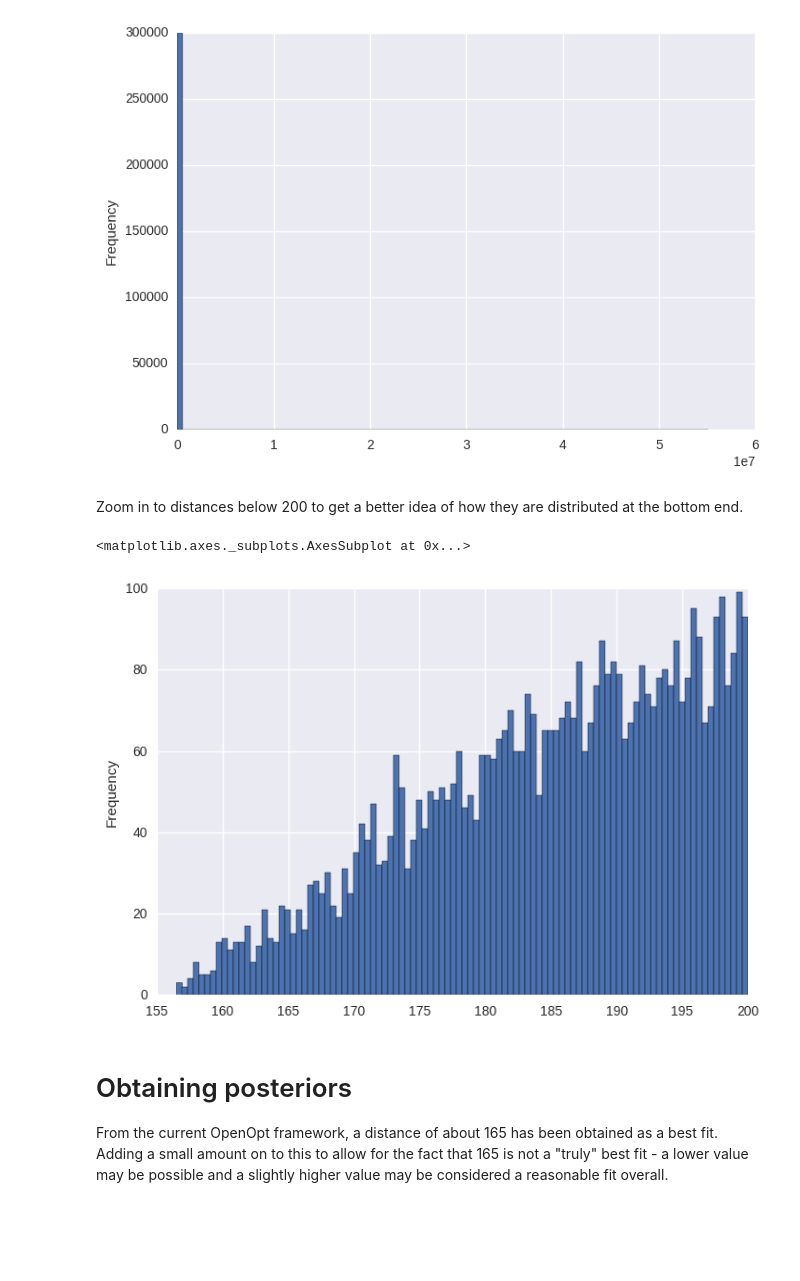
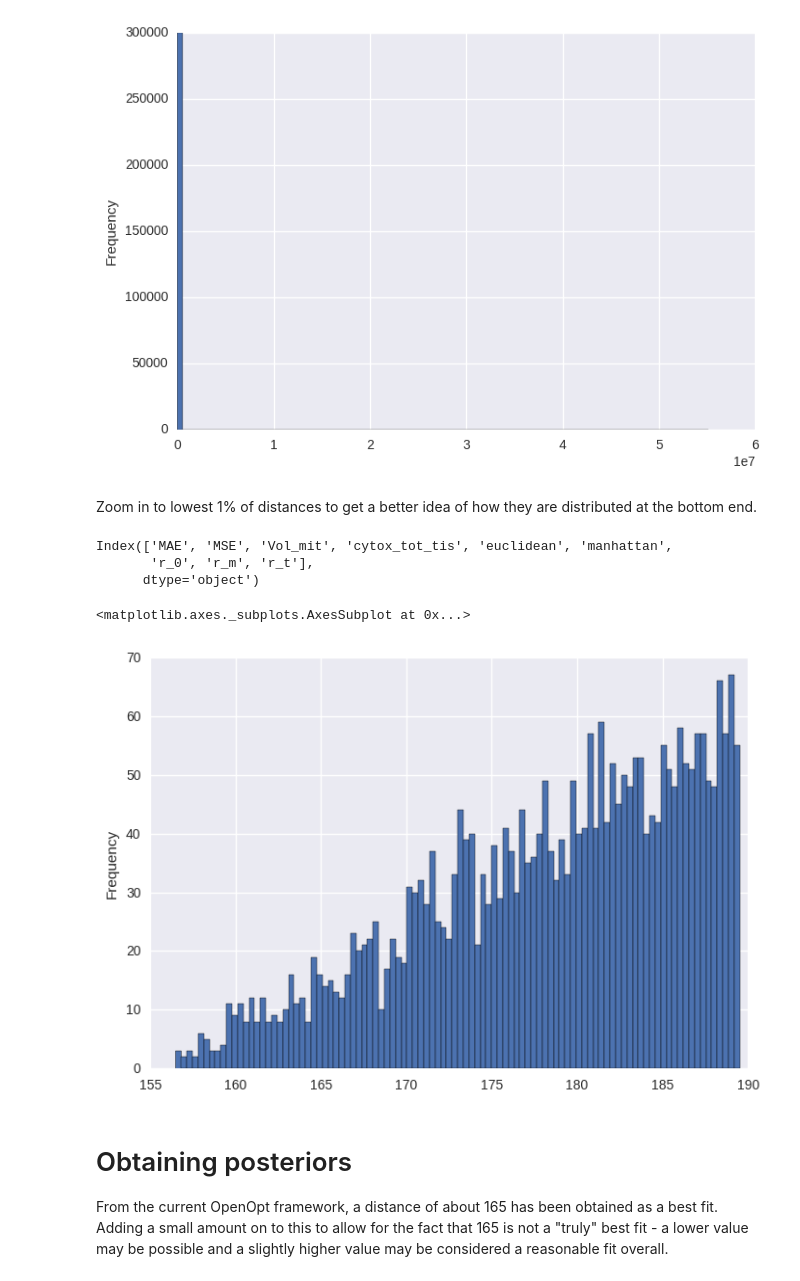
Before and after one commit to multimodalspectroscopy/BayesCMD, a Jupyter notebook: build/batch/BS/plot_bayesian_posterior.ipynb, the cells around one changed output. Saved outputs shown, nothing was run; the diff lists cells and outputs as text; code cells hidden in the pictures; blank space fills up the shorter version.

```diff
--- a/build/batch/BS/plot_bayesian_posterior.ipynb
+++ b/build/batch/BS/plot_bayesian_posterior.ipynb
@@ -12,12 +12,13 @@ print(os.listdir())
 result = pd.DataFrame()
 #pfile=os.path.join('1313T030817','parameters.csv')
 pfile='concatenated_results.csv'
-num_lines = sum(1 for line in open(pfile))
+num_lines = sum(1 for line in open(pfile))-1
 df = pd.read_csv(pfile, chunksize=10000, index_col='idx')
 for chunk in df:
     #chunk.dropna(axis=0, inplace=True) # Dropping all rows with any NaN value
     chunk.fillna(100000, inplace=True)
     result = result.append(chunk)
 
+print("Number of lines:\t{}".format(num_lines))
 print("Number of NaN values:\t{}".format(num_lines-sum(pd.notnull(result['euclidean']))))
 # %% [output]
@@ -28,12 +30,17 @@ result['euclidean'].plot(kind='hist', bins=100)
 <matplotlib.axes._subplots.AxesSubplot at 0x...>
 [figure]
 # %% [markdown]
-Zoom in to distances below 200 to get a better idea of how they are distributed at the bottom end.
+Zoom in to lowest 1% of distances to get a better idea of how they are distributed at the bottom end.
 # %%
-result[result['euclidean'] < 200]['euclidean'].plot(kind='hist', bins=100)
+result.sort_values(by='euclidean', inplace=True)
+print(result.columns)
+result['euclidean'].iloc[:int(num_lines/100)].plot(kind='hist', bins=100)
 # %% [output]
-<matplotlib.axes._subplots.AxesSubplot at 0x...>
+Index(['MAE', 'MSE', 'Vol_mit', 'cytox_tot_tis', 'euclidean', 'manhattan',
+       'r_0', 'r_m', 'r_t'],
+      dtype='object')
+<matplotlib.axes._subplots.AxesSubplot at 0x...>
-[figure, old version]
+[figure, new version]
 # %% [markdown]
 # Obtaining posteriors #
 From the current OpenOpt framework, a distance of about 165 has been obtained as a best fit. Adding a small amount on to this to allow for the fact that 165 is not a "truly" best fit - a lower value may be possible and a slightly higher value may be considered a reasonable fit overall.
```
Also changed, not shown: parts of 27 cells of this notebook.
